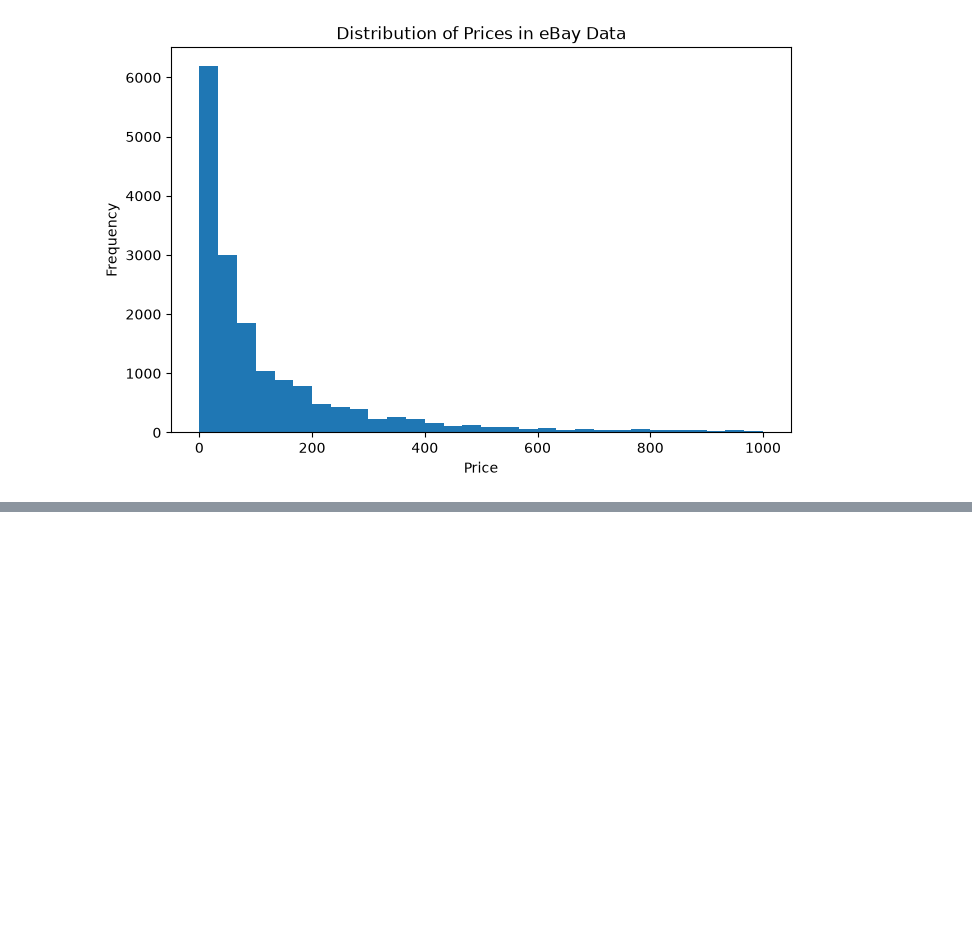
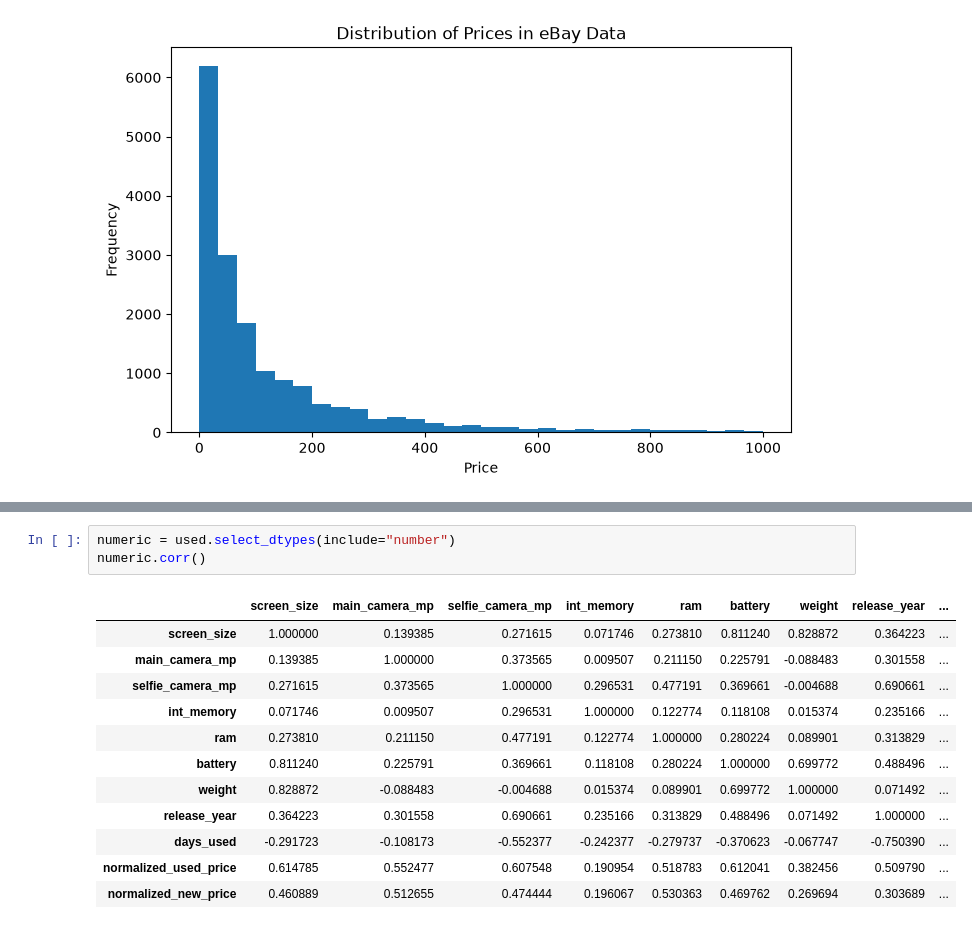
Before and after one commit to Ajay21042005/EchoChain-Lifecycle-Analytics, a Jupyter notebook: notebooks/eda.ipynb, the cells around one changed output, grey strips where cells are left out. Drawn from its saved outputs; the diff is of its cells as text; blank space fills up the shorter version.

```diff
--- a/notebooks/eda.ipynb
+++ b/notebooks/eda.ipynb
@@ -115,0 +128,16 @@ plt.show()
+# %%
+numeric = used.select_dtypes(include="number")
+numeric.corr()
+# %% [output]
+|  | screen_size | main_camera_mp | selfie_camera_mp | int_memory | ram | battery | weight | release_year | ... |
+| screen_size | 1.000000 | 0.139385 | 0.271615 | 0.071746 | 0.273810 | 0.811240 | 0.828872 | 0.364223 | ... |
+| main_camera_mp | 0.139385 | 1.000000 | 0.373565 | 0.009507 | 0.211150 | 0.225791 | -0.088483 | 0.301558 | ... |
+| selfie_camera_mp | 0.271615 | 0.373565 | 1.000000 | 0.296531 | 0.477191 | 0.369661 | -0.004688 | 0.690661 | ... |
+| int_memory | 0.071746 | 0.009507 | 0.296531 | 1.000000 | 0.122774 | 0.118108 | 0.015374 | 0.235166 | ... |
+| ram | 0.273810 | 0.211150 | 0.477191 | 0.122774 | 1.000000 | 0.280224 | 0.089901 | 0.313829 | ... |
+| battery | 0.811240 | 0.225791 | 0.369661 | 0.118108 | 0.280224 | 1.000000 | 0.699772 | 0.488496 | ... |
+| weight | 0.828872 | -0.088483 | -0.004688 | 0.015374 | 0.089901 | 0.699772 | 1.000000 | 0.071492 | ... |
+| release_year | 0.364223 | 0.301558 | 0.690661 | 0.235166 | 0.313829 | 0.488496 | 0.071492 | 1.000000 | ... |
+| days_used | -0.291723 | -0.108173 | -0.552377 | -0.242377 | -0.279737 | -0.370623 | -0.067747 | -0.750390 | ... |
+| normalized_used_price | 0.614785 | 0.552477 | 0.607548 | 0.190954 | 0.518783 | 0.612041 | 0.382456 | 0.509790 | ... |
+| normalized_new_price | 0.460889 | 0.512655 | 0.474444 | 0.196067 | 0.530363 | 0.469762 | 0.269694 | 0.303689 | ... |
```
Also changed, not shown: parts of 6 cells of this notebook.
